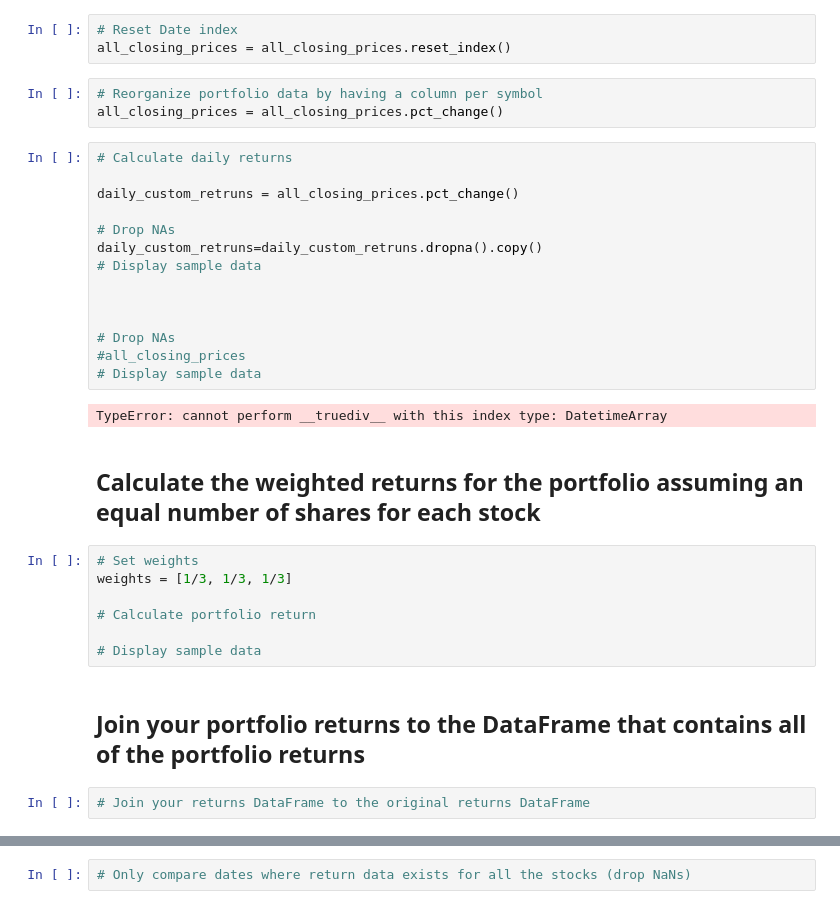
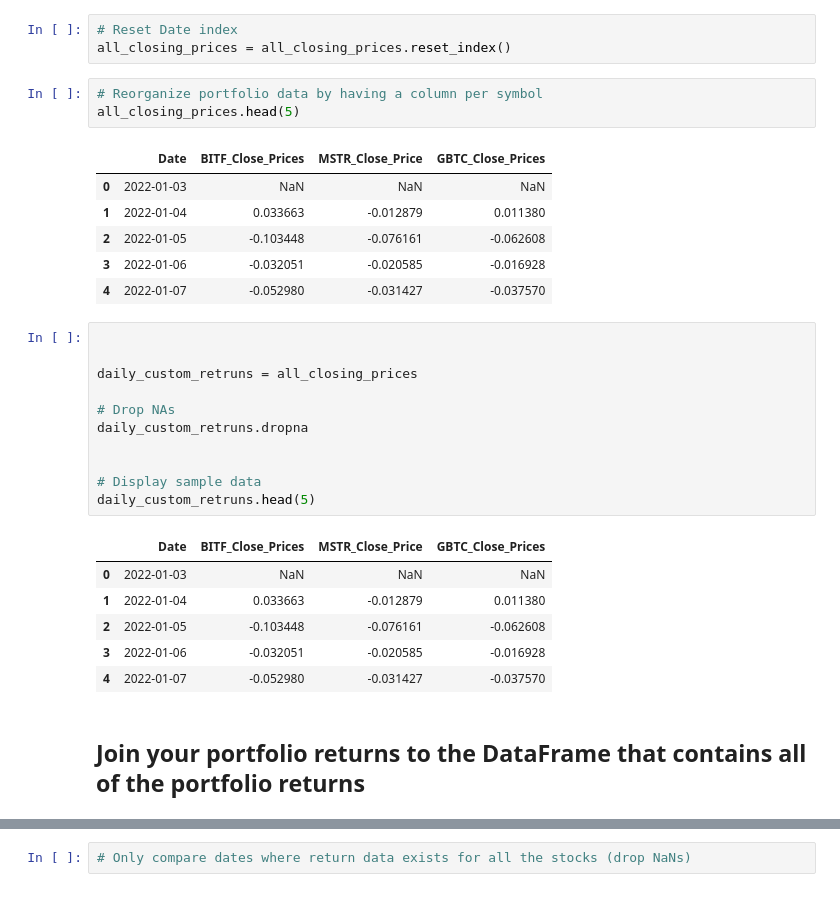
Before and after one commit to JamelBoyer/J_Boyer_Bootcamp, a Jupyter notebook: 02-Homework/04-Pandas/Instructions/Starter_Code/whale_analysis.ipynb, the cells around one changed output, grey strips where cells are left out. Saved outputs shown, nothing was run; the diff lists cells and outputs as text.

```diff
--- a/02-Homework/04-Pandas/Instructions/Starter_Code/whale_analysis.ipynb
+++ b/02-Homework/04-Pandas/Instructions/Starter_Code/whale_analysis.ipynb
@@ -647,33 +667,31 @@ all_closing_prices = pd.concat([BITF_Close_Prices_data, MSTR_Close_Prices_data,
 all_closing_prices = all_closing_prices.reset_index()
 # %%
 # Reorganize portfolio data by having a column per symbol
-all_closing_prices = all_closing_prices.pct_change()
+all_closing_prices.head(5)
+# %% [output]
+|  | Date | BITF_Close_Prices | MSTR_Close_Price | GBTC_Close_Prices |
+| 0 | 2022-01-03 | NaN | NaN | NaN |
+| 1 | 2022-01-04 | 0.033663 | -0.012879 | 0.011380 |
+| 2 | 2022-01-05 | -0.103448 | -0.076161 | -0.062608 |
+| 3 | 2022-01-06 | -0.032051 | -0.020585 | -0.016928 |
+| 4 | 2022-01-07 | -0.052980 | -0.031427 | -0.037570 |
 # %%
-# Calculate daily returns
 
-daily_custom_retruns = all_closing_prices.pct_change()
+
+daily_custom_retruns = all_closing_prices
 
 # Drop NAs
-daily_custom_retruns=daily_custom_retruns.dropna().copy()
-# Display sample data
+daily_custom_retruns.dropna
 
 
-
-# Drop NAs
-#all_closing_prices
 # Display sample data
+daily_custom_retruns.head(5)
 # %% [output]
-TypeError: cannot perform __truediv__ with this index type: DatetimeArray
+|  | Date | BITF_Close_Prices | MSTR_Close_Price | GBTC_Close_Prices |
+| 0 | 2022-01-03 | NaN | NaN | NaN |
+| 1 | 2022-01-04 | 0.033663 | -0.012879 | 0.011380 |
+| 2 | 2022-01-05 | -0.103448 | -0.076161 | -0.062608 |
+| 3 | 2022-01-06 | -0.032051 | -0.020585 | -0.016928 |
+| 4 | 2022-01-07 | -0.052980 | -0.031427 | -0.037570 |
-# %% [markdown]
-## Calculate the weighted returns for the portfolio assuming an equal number of shares for each stock
-# %%
-# Set weights
-weights = [1/3, 1/3, 1/3]
-
-# Calculate portfolio return
-
-# Display sample data
 # %% [markdown]
 ## Join your portfolio returns to the DataFrame that contains all of the portfolio returns
-# %%
-# Join your returns DataFrame to the original returns DataFrame
```
Also changed, not shown: parts of 7 cells of this notebook.
